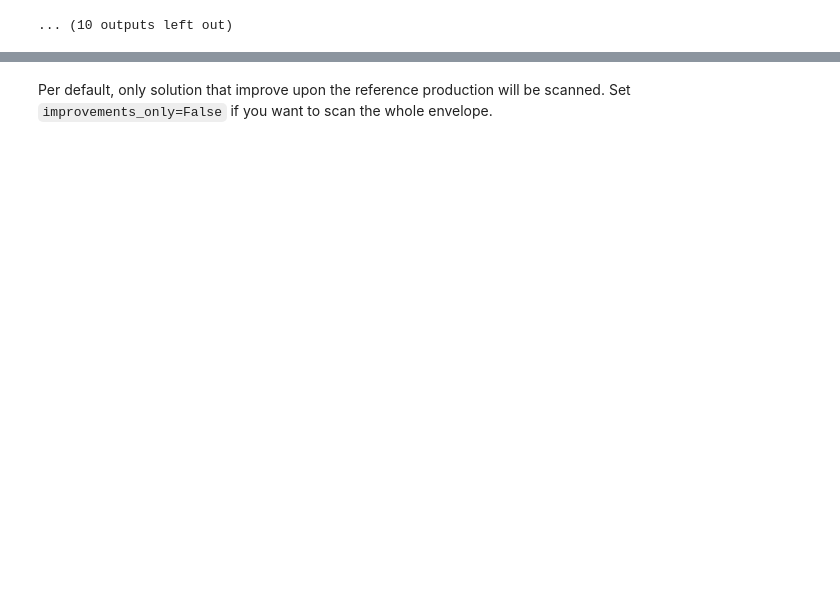
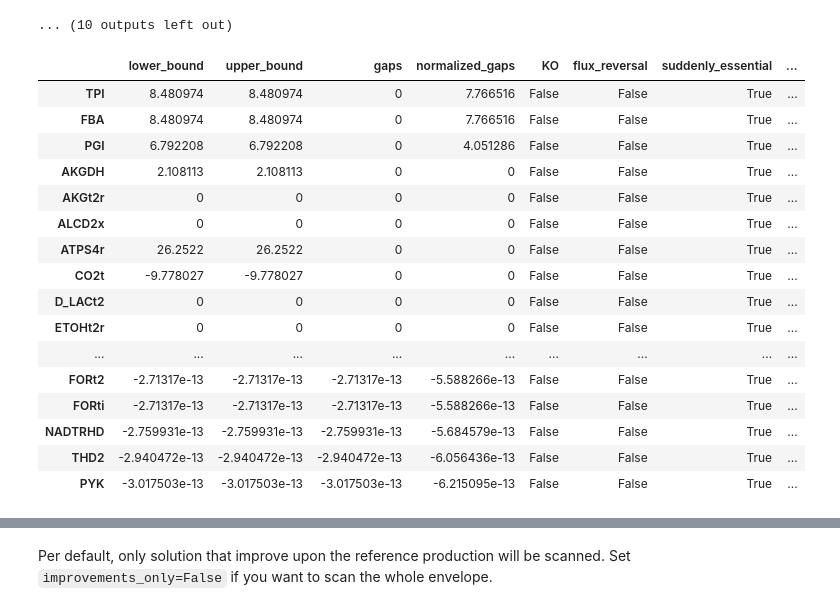
Before and after one commit to biosustain/cameo, a Jupyter notebook: examples/DifferentialFVA.ipynb, the cells around one changed output, grey strips where cells are left out. Saved outputs shown, nothing was run; the diff lists cells and outputs as text; code cells hidden in the pictures; blank space fills up the shorter version.

```diff
--- a/examples/DifferentialFVA.ipynb
+++ b/examples/DifferentialFVA.ipynb
@@ -108,3 +112,25 @@ pyplot.plot(x,y, 'ro');
 [interactive output not drawn]
 [interactive output not drawn]
 ... (10 outputs left out)
+# %%
+df = result[result.items[5]]
+# %%
+df.join(diffFVA.reference_flux_ranges, rsuffix='_ref', lsuffix='').query('suddenly_essential == True').sort('normalized_gaps', ascending=False)
+# %% [output]
+|  | lower_bound | upper_bound | gaps | normalized_gaps | KO | flux_reversal | suddenly_essential | ... |
+| TPI | 8.480974 | 8.480974 | 0 | 7.766516 | False | False | True | ... |
+| FBA | 8.480974 | 8.480974 | 0 | 7.766516 | False | False | True | ... |
+| PGI | 6.792208 | 6.792208 | 0 | 4.051286 | False | False | True | ... |
+| AKGDH | 2.108113 | 2.108113 | 0 | 0 | False | False | True | ... |
+| AKGt2r | 0 | 0 | 0 | 0 | False | False | True | ... |
+| ALCD2x | 0 | 0 | 0 | 0 | False | False | True | ... |
+| ATPS4r | 26.2522 | 26.2522 | 0 | 0 | False | False | True | ... |
+| CO2t | -9.778027 | -9.778027 | 0 | 0 | False | False | True | ... |
+| D_LACt2 | 0 | 0 | 0 | 0 | False | False | True | ... |
+| ETOHt2r | 0 | 0 | 0 | 0 | False | False | True | ... |
+| ... | ... | ... | ... | ... | ... | ... | ... | ... |
+| FORt2 | -2.71317e-13 | -2.71317e-13 | -2.71317e-13 | -5.588266e-13 | False | False | True | ... |
+| FORti | -2.71317e-13 | -2.71317e-13 | -2.71317e-13 | -5.588266e-13 | False | False | True | ... |
+| NADTRHD | -2.759931e-13 | -2.759931e-13 | -2.759931e-13 | -5.684579e-13 | False | False | True | ... |
+| THD2 | -2.940472e-13 | -2.940472e-13 | -2.940472e-13 | -6.056436e-13 | False | False | True | ... |
+| PYK | -3.017503e-13 | -3.017503e-13 | -3.017503e-13 | -6.215095e-13 | False | False | True | ... |
```
Also changed, not shown: parts of 13 cells of this notebook, 1 other file.
